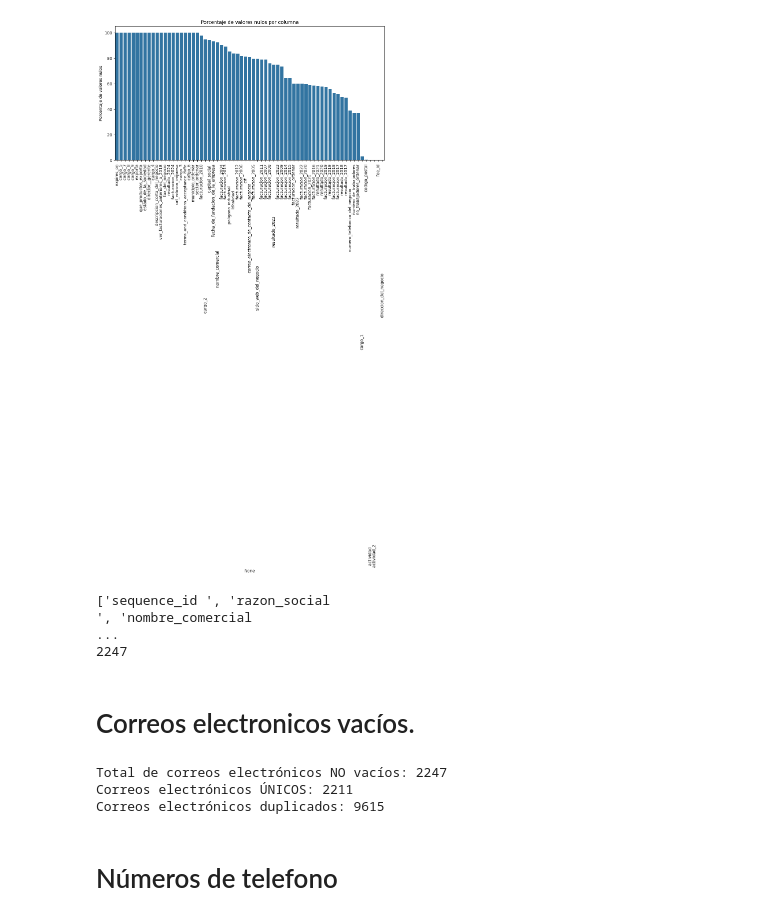
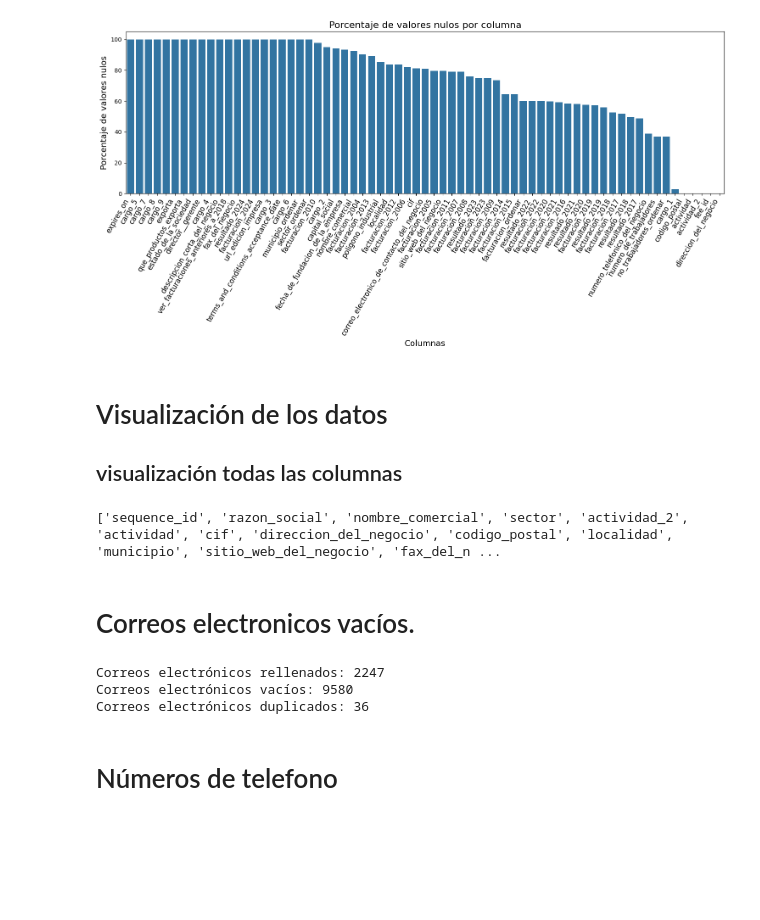
Before and after one commit to IAclickestrategia25/Formulario, a Jupyter notebook: clickestrategia/analisis.ipynb, the cells around one changed output. Saved outputs shown, nothing was run; the diff lists cells and outputs as text; code cells hidden in the pictures; blank space fills up the shorter version.

```diff
--- a/clickestrategia/analisis.ipynb
+++ b/clickestrategia/analisis.ipynb
@@ -39,51 +31,78 @@ Length: 74, dtype: int64
 # %%
 import pandas as pd
 import matplotlib.pyplot as plt
 import seaborn as sns
+
+# Ruta del archivo original
+file_path = "data/export_limpio.csv"
+
+# Leer el archivo CSV
+df = pd.read_csv(file_path)
+
+# Limpiar nombres de las columnas (eliminar espacios en blanco)
+df.columns = df.columns.str.strip().str.replace(" ", "_")
 
 # Calcular el porcentaje de valores nulos
 missing_percentage = df.isnull().mean() * 100
 
 # Filtrar solo las columnas con valores nulos y ordenarlas
 missing_percentage_sorted = missing_percentage[missing_percentage > 0].sort_values(ascending=False)
 
-# Graficar los valores nulos
-plt.figure(figsize=(12, 6))
+# Graficar los valores nulos con mejor visualización
+plt.figure(figsize=(15, 8))  # Aumentar tamaño del gráfico
 sns.barplot(x=missing_percentage_sorted.index, y=missing_percentage_sorted.values)
-plt.xticks(rotation=90)  # Rotar etiquetas en el eje X para mejor visualización
-plt.ylabel("Porcentaje de valores nulos")
-plt.title("Porcentaje de valores nulos por columna")
+
+# Mejorar la legibilidad de las etiquetas en el eje X
+plt.xticks(rotation=60, ha="right", fontsize=12)
+
+# Agregar etiquetas y título
+plt.ylabel("Porcentaje de valores nulos", fontsize=14)
+plt.xlabel("Columnas", fontsize=14)
+plt.title("Porcentaje de valores nulos por columna", fontsize=16)
+
+# Ajustar márgenes para evitar que se corten las etiquetas
+plt.tight_layout()
+
+# Mostrar gráfico
 plt.show()
 # %% [output]
-[figure, old version]
+[figure, new version]
+# %% [markdown]
+# Visualización de los datos
+## visualización todas las columnas
 # %%
 # Mostrar todos los nombres de las columnas para verificar
 print(df.columns.tolist())
 
 df.columns = df.columns.str.strip()  # Elimina espacios extra en nombres de columnas
-
-# Ahora accedemos de nuevo
-print(df["correo_electronico_de_contacto_del_negocio"].notna().sum())
 # %% [output]
-['sequence_id ', 'razon_social                                                                                        ', 'nombre_comercial                                                               ...
-2247
+['sequence_id', 'razon_social', 'nombre_comercial', 'sector', 'actividad_2', 'actividad', 'cif', 'direccion_del_negocio', 'codigo_postal', 'localidad', 'municipio', 'sitio_web_del_negocio', 'fax_del_n ...
 # %% [markdown]
 # Correos electronicos vacíos.
-# %%
-# Ver cuántos valores únicos hay realmente en la columna de correo
-num_correos_unicos = df["correo_electronico_de_contacto_del_negocio"].nunique()
-num_correos_totales = df["correo_electronico_de_contacto_del_negocio"].notna().sum()
-
-print(f"Total de correos electrónicos NO vacíos: {num_correos_totales}")
-print(f"Correos electrónicos ÚNICOS: {num_correos_unicos}")
-
-# Verificar si hay correos duplicados
-correos_duplicados = df["correo_electronico_de_contacto_del_negocio"].duplicated().sum()
-print(f"Correos electrónicos duplicados: {correos_duplicados}")
-# %% [output]
-Total de correos electrónicos NO vacíos: 2247
-Correos electrónicos ÚNICOS: 2211
-Correos electrónicos duplicados: 9615
+# %%
+# Limpiar nombres de las columnas (eliminar espacios en blanco alrededor)
+df.columns = df.columns.str.strip().str.replace(" ", "_")
+
+# Nombre de la columna de correos electrónicos
+col_correo = "correo_electronico_de_contacto_del_negocio"
+
+# Contar correos electrónicos rellenados (no vacíos)
+correos_rellenados = df[col_correo].notna().sum()
+
+# Contar correos electrónicos vacíos
+correos_vacios = df[col_correo].isna().sum()
+
+# Contar correos electrónicos duplicados (excluyendo los vacíos)
+correos_duplicados = df[df[col_correo].notna()][col_correo].duplicated().sum()
+
+# Imprimir los resultados
+print(f"Correos electrónicos rellenados: {correos_rellenados}")
+print(f"Correos electrónicos vacíos: {correos_vacios}")
+print(f"Correos electrónicos duplicados: {correos_duplicados}")
+# %% [output]
+Correos electrónicos rellenados: 2247
+Correos electrónicos vacíos: 9580
+Correos electrónicos duplicados: 36
 # %% [markdown]
 # Números de telefono
 # %%
```
Also changed, not shown: parts of 2 cells of this notebook, 8 other files.
